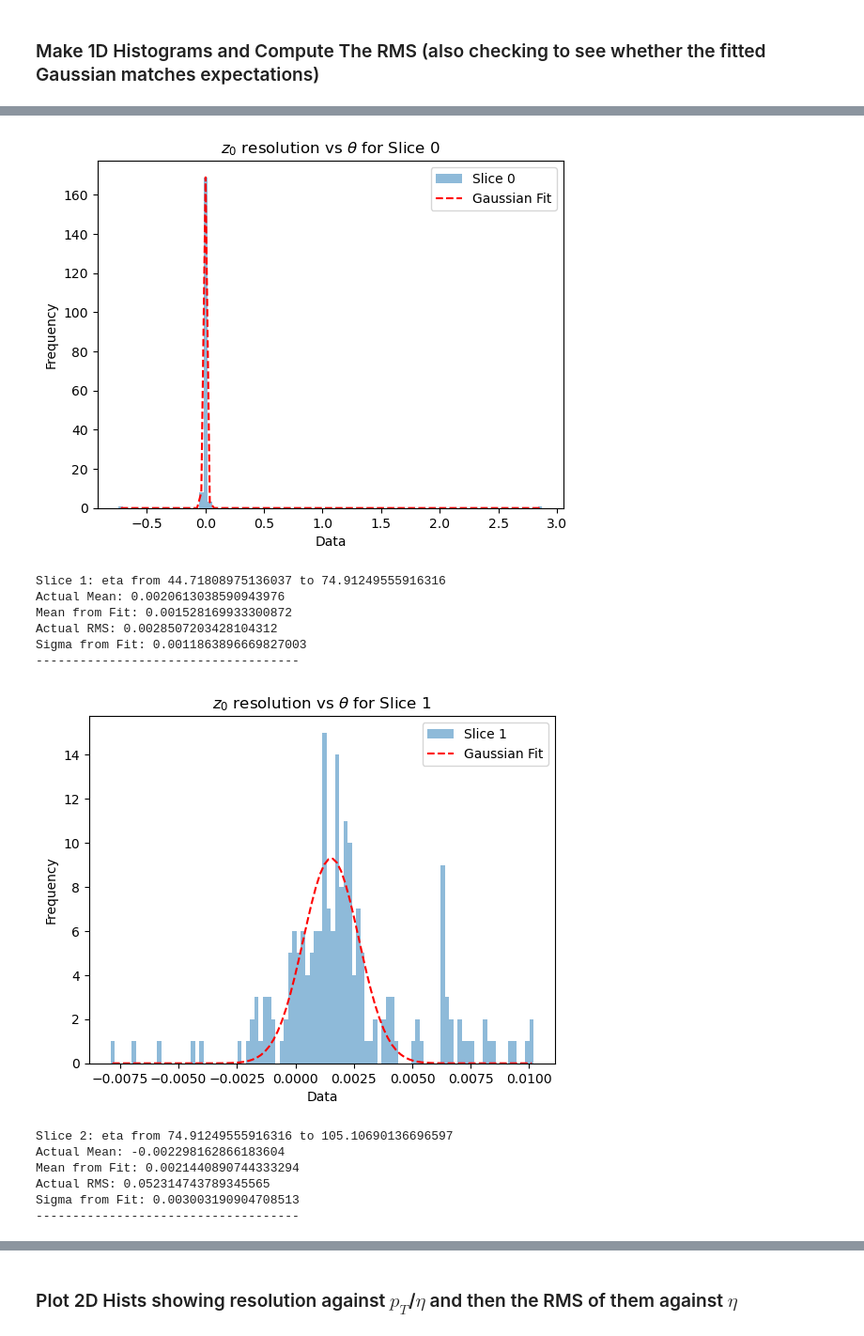
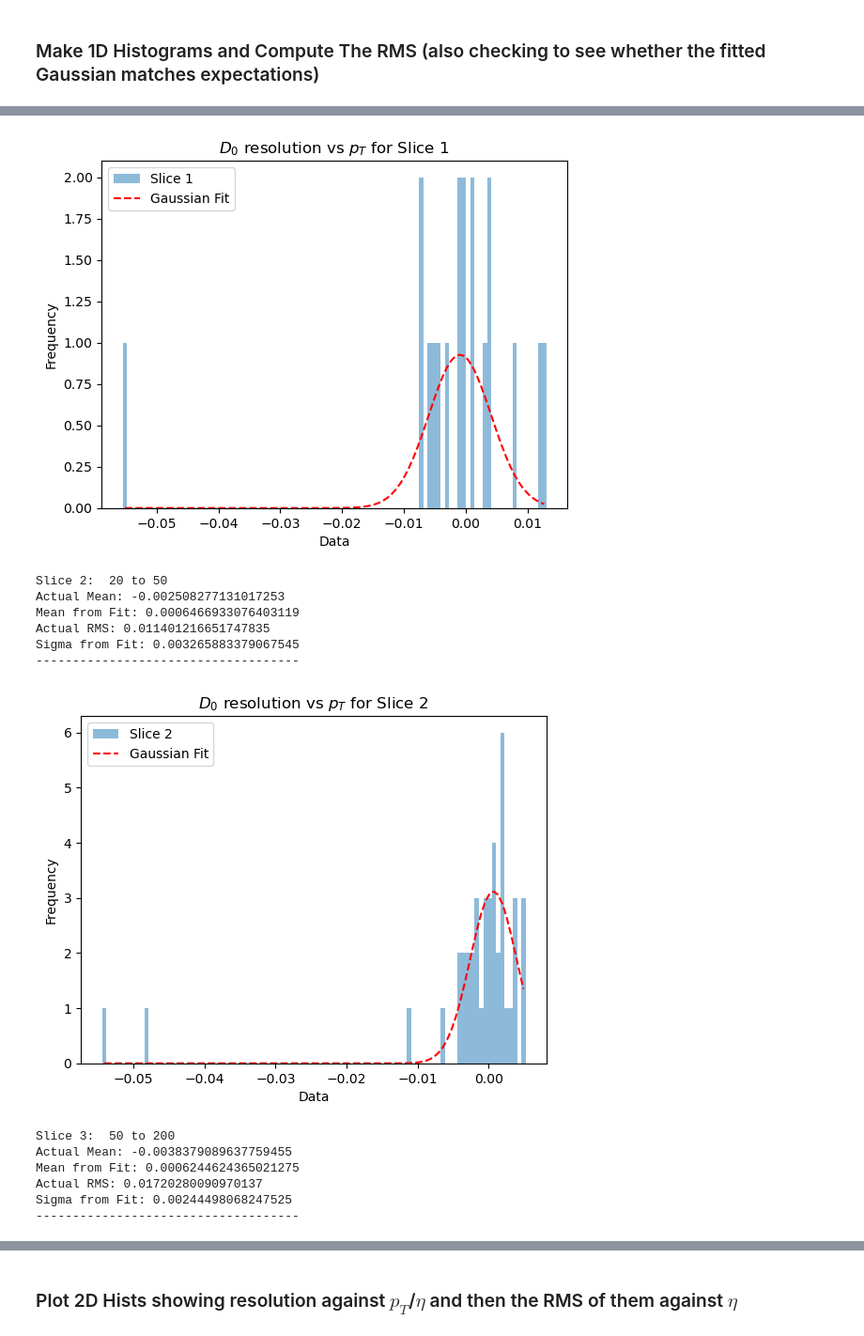
Before and after one commit to kdp-lab/maia_detector_paper, a Jupyter notebook: json_analysis.ipynb, the cells around one changed output, grey strips where cells are left out. Shown at 94% size. Drawn from its saved outputs; the diff is of its cells as text; code cells hidden in the pictures.

Commit message:
Added pT masks and a plotrms_multi function

```diff
--- a/json_analysis.ipynb
+++ b/json_analysis.ipynb
@@ -115,0 +118,41 @@ print(theta_match)
+# %%
+pT_ranges = [1, 5, 50, 200, np.inf]  # The last value should be np.inf to cover 200+ GeV
+
+# Define relaxed cutoffs for lower pT ranges
+pT_d0_cutoffs = [0.8, 0.7, 0.6, 0.5]  # Example: 1-5 GeV, 5-50 GeV, 50-200 GeV
+pT_z0_cutoffs = [1.8, 1.7, 1.6, 1.5]  # Example: 1-5 GeV, 5-50 GeV, 50-200 GeV
+
+# Initialize the target arrays with NaN values to preserve the dtype
+d0_masked = []
+z0_masked = []
+pt_masked_d0 = []
+pt_masked_z0 = []
+theta_masked_d0 = []
+theta_masked_z0 = []
+
+# Create subsets of data for different pT ranges and apply resolution cutoffs
+for i in range(len(pT_ranges) - 1):
+    pT_min = pT_ranges[i]
+    pT_max = pT_ranges[i + 1]
+
+    # Create a mask for the current pT range
+    mask = np.array([pT_min <= x[0] < pT_max for x in pt_match])
+
+    # Apply resolution cutoffs for d0 and z0
+    d0_cutoff = np.array([x[0] < pT_d0_cutoffs[i] for x in d0_res_match])
+    z0_cutoff = np.array([x[0] < pT_z0_cutoffs[i] for x in z0_res_match])
+    d0_mask = mask & d0_cutoff
+    z0_mask = mask & z0_cutoff
+    # Create subsets of data for the current pT range and apply the resolution cutoffs
+    #pT_subset = pt_match[mask]
+    d0_masked.append(d0_res_match[d0_mask])
+    z0_masked.append(z0_res_match[z0_mask])
+    pt_masked_d0.append(pt_match[d0_mask])
+    pt_masked_z0.append(pt_match[z0_mask])
+    theta_masked_d0.append(theta_match[d0_mask])
+    theta_masked_z0.append(theta_match[z0_mask])
+
+print(len(d0_masked))
+print(d0_res_match[mask])
+for i in range(len(d0_masked)):
+    print(d0_masked[i])
@@ -260,3 +354,3 @@ def plot2DHistogram(datax, datay, bins=100, norm="log", label="", xlim = None, y
 # %%
-plotrms_slice(theta_match, z0_res_match, bins=5, title=r'$z_0$ resolution vs $\theta$')
+plotrms_slice(pt_match[d0_cutoff], d0_res_match[d0_cutoff], bins=5, title=r'$D_0$ resolution vs $p_T$')
 # %% [output]
@@ -268,15 +363,15 @@ Sigma from Fit: -0.01358406797985932
 ------------------------------------
-[figure, old version]
+[figure, new version]
-Slice 1: eta from 44.71808975136037 to 74.91249555916316
-Actual Mean: 0.0020613038590943976
-Mean from Fit: 0.001528169933300872
-Actual RMS: 0.0028507203428104312
-Sigma from Fit: 0.0011863896669827003
+Slice 2:  20 to 50
+Actual Mean: -0.002508277131017253
+Mean from Fit: 0.0006466933076403119
+Actual RMS: 0.011401216651747835
+Sigma from Fit: 0.003265883379067545
 ------------------------------------
-[figure, old version]
+[figure, new version]
-Slice 2: eta from 74.91249555916316 to 105.10690136696597
-Actual Mean: -0.002298162866183604
-Mean from Fit: 0.0021440890744333294
-Actual RMS: 0.052314743789345565
-Sigma from Fit: 0.003003190904708513
+Slice 3:  50 to 200
+Actual Mean: -0.0038379089637759455
+Mean from Fit: 0.0006244624365021275
+Actual RMS: 0.01720280090970137
+Sigma from Fit: 0.00244498068247525
 ------------------------------------
```
Also changed, not shown: parts of 9 cells of this notebook.
